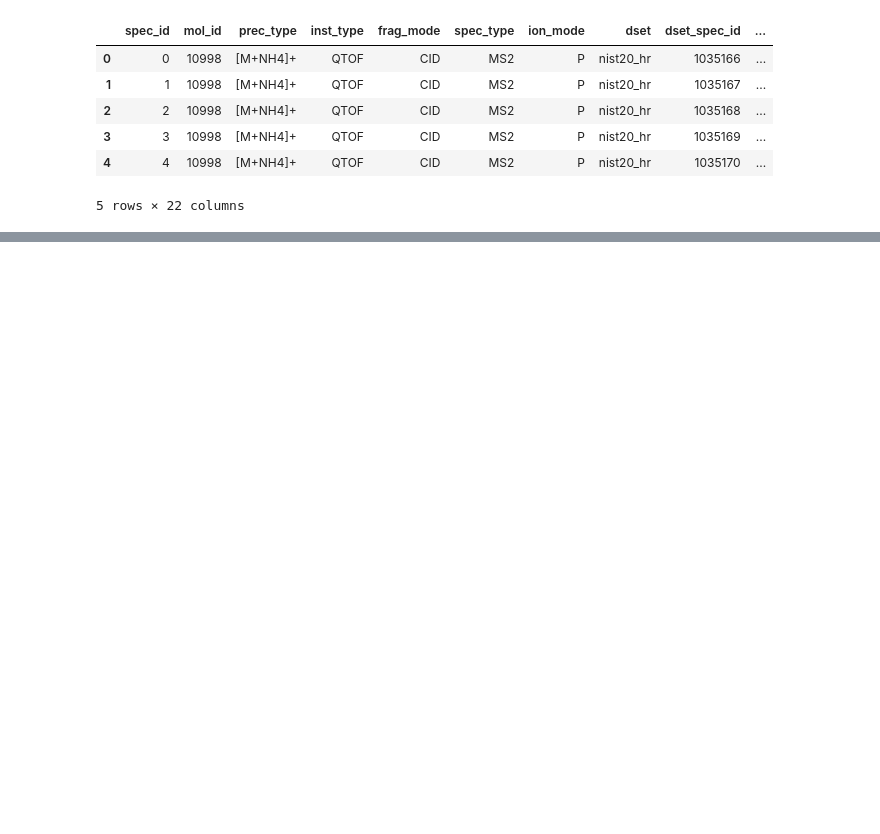
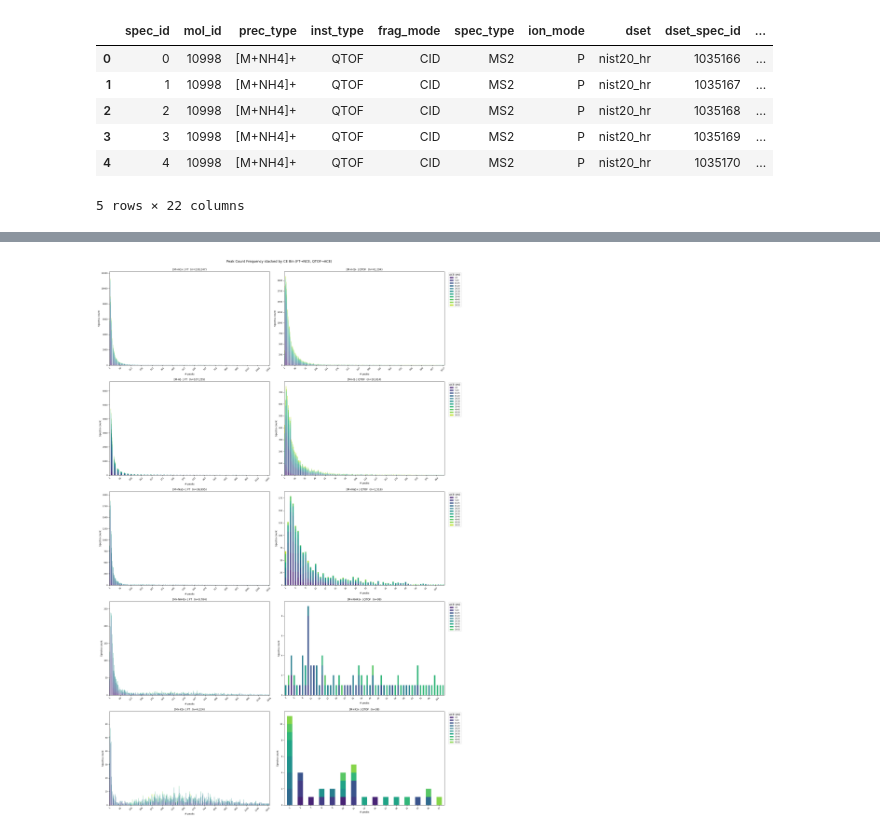
Before and after one commit to LZhang98/fragnnet, a Jupyter notebook: notebooks/data_notebooks/nist20_data2.ipynb, the cells around one changed output, grey strips where cells are left out. Drawn from its saved outputs; the diff is of its cells as text; code cells hidden in the pictures; blank space fills up the shorter version.

```diff
--- a/notebooks/data_notebooks/nist20_data2.ipynb
+++ b/notebooks/data_notebooks/nist20_data2.ipynb
@@ -106,0 +107,75 @@ plt.show()
+# %%
+# Peak count frequency: x=raw peak count, stacked by CE bins — FT (row 1) / QTOF (row 2)
+inst_ce_cfg = {
+    'FT':   ('nce', 'NCE (%)', 10, range(0, 130, 10)),
+    'QTOF': ('ace', 'ACE (eV)',  5, range(0, 60, 5)),
+}
+
+if 'num_peaks' not in nist_spectra_df.columns:
+    nist_spectra_df['num_peaks'] = nist_spectra_df['peaks'].apply(len)
+
+combo_counts = (
+    nist_spectra_df
+    .groupby(['prec_type', 'inst_type'])
+    .size()
+    .sort_values(ascending=False)
+)
+ft_combos   = [(pt, it) for pt, it in combo_counts.index if it == 'FT']
+qtof_combos = [(pt, it) for pt, it in combo_counts.index if it == 'QTOF']
+nrows = max(len(ft_combos), len(qtof_combos), 1)
+
+fig, axes = plt.subplots(nrows, 2, figsize=(20, 6 * nrows), sharey=False, squeeze=False)
+
+for col, (inst_type, combos) in enumerate([('FT', ft_combos), ('QTOF', qtof_combos)]):
+    ce_col, ce_label, bin_size, bin_starts = inst_ce_cfg[inst_type]
+    ce_bins = list(bin_starts)
+    ce_bin_labels = [f"{b}-{b + bin_size}" for b in ce_bins[:-1]]
+    ce_colors = plt.cm.viridis(np.linspace(0.1, 0.9, len(ce_bin_labels)))
+
+    for row, (prec_type, _) in enumerate(combos):
+        df_sub = nist_spectra_df.loc[
+            (nist_spectra_df['prec_type'] == prec_type) &
+            (nist_spectra_df['inst_type'] == inst_type),
+            [ce_col, 'num_peaks'],
+        ].dropna(subset=[ce_col]).copy()
+
+        df_sub['ce_bin'] = df_sub[ce_col].apply(
+            lambda v: ce_bin_labels[int((v - ce_bins[0]) // bin_size)]
+            if 0 <= int((v - ce_bins[0]) // bin_size) < len(ce_bin_labels) else None
+        )
+        df_sub = df_sub.dropna(subset=['ce_bin'])
+
+        # x = raw num_peaks, stacked = ce_bin
+        active_ce = [l for l in ce_bin_labels if (df_sub['ce_bin'] == l).any()]
+        pivot = (
+            df_sub.groupby(['num_peaks', 'ce_bin'])
+            .size()
+            .unstack(fill_value=0)
+            .reindex(columns=active_ce, fill_value=0)
+            .sort_index()
+        )
+
+        ax = axes[row, col]
+        if len(pivot) > 0:
+            pivot.plot(kind='bar', stacked=True, ax=ax,
+                       color=ce_colors[:len(active_ce)], legend=(col == 1))
+        if col == 1:
+            ax.legend(title=ce_label, bbox_to_anchor=(1.02, 1), loc='upper left', fontsize=7)
+        ax.set_title(f"{prec_type} | {inst_type}  (n={len(df_sub):,})", fontsize=10)
+        ax.set_xlabel('# peaks', fontsize=9)
+        ax.set_ylabel('Spectra count', fontsize=9)
+        if len(pivot) > 20:
+            step = max(1, len(pivot) // 15)
+            ax.set_xticks(range(0, len(pivot), step))
+            ax.set_xticklabels(pivot.index[::step])
+        ax.tick_params(axis='x', rotation=45, labelsize=8)
+        ax.tick_params(axis='y', labelsize=8)
+
+    for row in range(len(combos), nrows):
+        axes[row, col].set_visible(False)
+
+plt.tight_layout()
+plt.suptitle('Peak Count Frequency stacked by CE Bin (FT→NCE, QTOF→ACE)', fontsize=13, y=1.01)
+plt.show()
+# %% [output]
+[figure, added]
```
Also changed, not shown: parts of 4 cells of this notebook.
